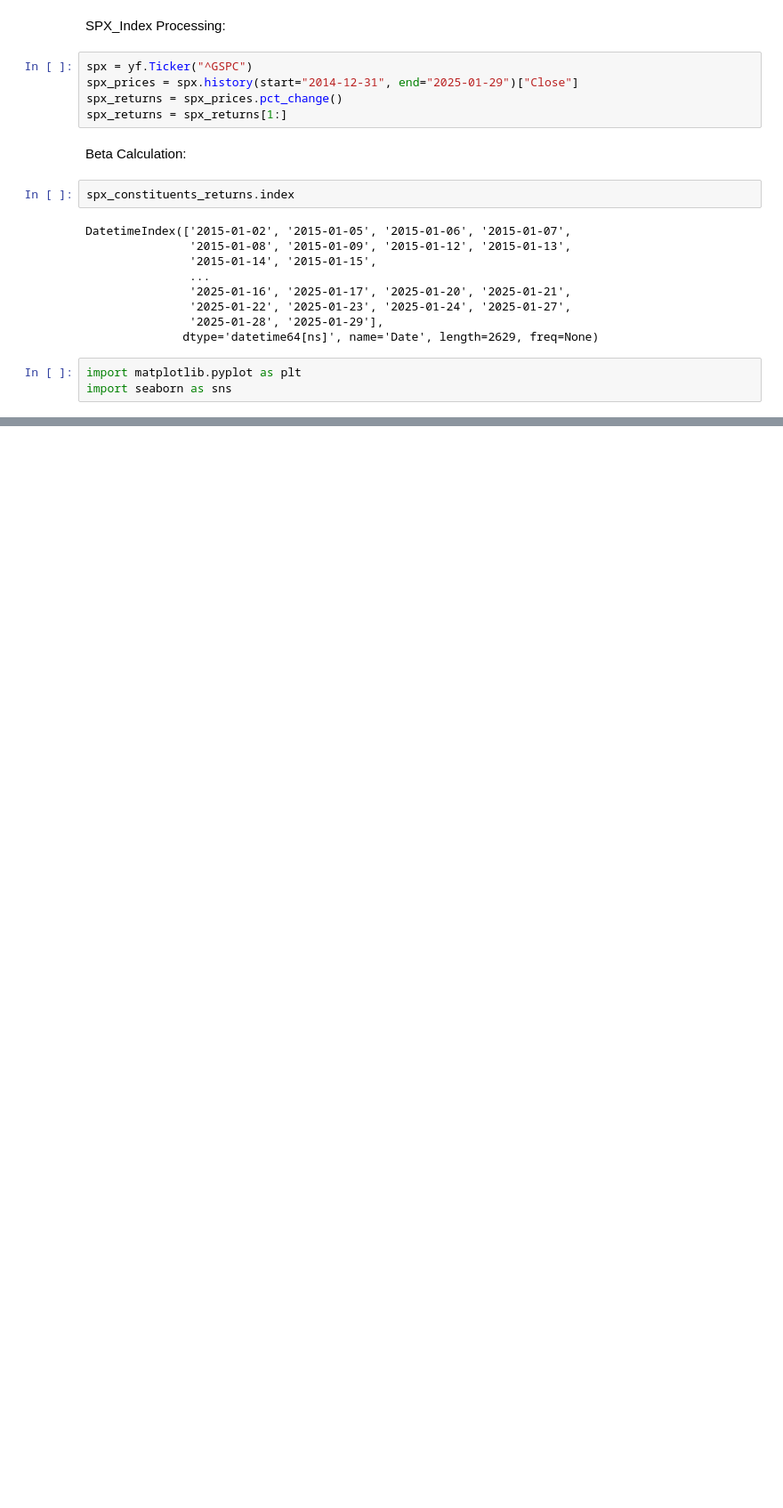
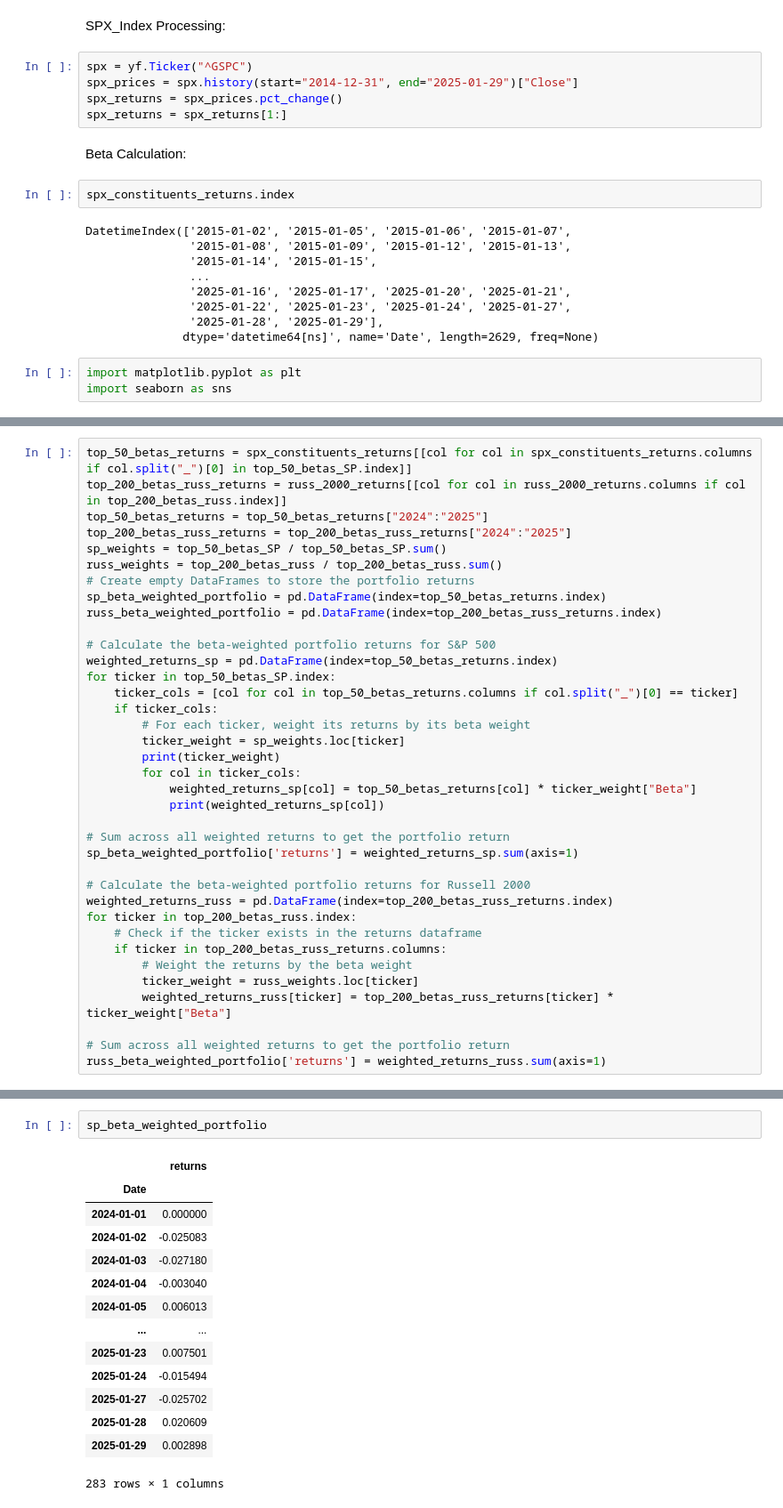
Before and after one commit to tryt0c0de/SMB_IAQF, a Jupyter notebook: beta_weighted_test.ipynb, the cells around one changed output, grey strips where cells are left out. Shown at 89% size. Saved outputs shown, nothing was run; the diff lists cells and outputs as text; blank space fills up the shorter version.

```diff
--- a/beta_weighted_test.ipynb
+++ b/beta_weighted_test.ipynb
@@ -209,0 +320,37 @@ plt.plot(cum_returns_top_50, label="Top 50 Betas")
+# %%
+top_50_betas_returns = spx_constituents_returns[[col for col in spx_constituents_returns.columns if col.split("_")[0] in top_50_betas_SP.index]]
+top_200_betas_russ_returns = russ_2000_returns[[col for col in russ_2000_returns.columns if col in top_200_betas_russ.index]]
+top_50_betas_returns = top_50_betas_returns["2024":"2025"]
+top_200_betas_russ_returns = top_200_betas_russ_returns["2024":"2025"]
+sp_weights = top_50_betas_SP / top_50_betas_SP.sum()
+russ_weights = top_200_betas_russ / top_200_betas_russ.sum()
+# Create empty DataFrames to store the portfolio returns
+sp_beta_weighted_portfolio = pd.DataFrame(index=top_50_betas_returns.index)
+russ_beta_weighted_portfolio = pd.DataFrame(index=top_200_betas_russ_returns.index)
+
+# Calculate the beta-weighted portfolio returns for S&P 500
+weighted_returns_sp = pd.DataFrame(index=top_50_betas_returns.index)
+for ticker in top_50_betas_SP.index:
+    ticker_cols = [col for col in top_50_betas_returns.columns if col.split("_")[0] == ticker]
+    if ticker_cols:
+        # For each ticker, weight its returns by its beta weight
+        ticker_weight = sp_weights.loc[ticker]
+        print(ticker_weight)
+        for col in ticker_cols:
+            weighted_returns_sp[col] = top_50_betas_returns[col] * ticker_weight["Beta"]
+            print(weighted_returns_sp[col])
+
+# Sum across all weighted returns to get the portfolio return
+sp_beta_weighted_portfolio['returns'] = weighted_returns_sp.sum(axis=1)
+
+# Calculate the beta-weighted portfolio returns for Russell 2000
+weighted_returns_russ = pd.DataFrame(index=top_200_betas_russ_returns.index)
+for ticker in top_200_betas_russ.index:
+    # Check if the ticker exists in the returns dataframe
+    if ticker in top_200_betas_russ_returns.columns:
+        # Weight the returns by the beta weight
+        ticker_weight = russ_weights.loc[ticker]
+        weighted_returns_russ[ticker] = top_200_betas_russ_returns[ticker] * ticker_weight["Beta"]
+
+# Sum across all weighted returns to get the portfolio return
+russ_beta_weighted_portfolio['returns'] = weighted_returns_russ.sum(axis=1)
@@ -209,0 +375,17 @@ plt.plot(cum_returns_top_50, label="Top 50 Betas")
+# %%
+sp_beta_weighted_portfolio
+# %% [output]
+|  | returns |
+| Date |  |
+| 2024-01-01 | 0.000000 |
+| 2024-01-02 | -0.025083 |
+| 2024-01-03 | -0.027180 |
+| 2024-01-04 | -0.003040 |
+| 2024-01-05 | 0.006013 |
+| ... | ... |
+| 2025-01-23 | 0.007501 |
+| 2025-01-24 | -0.015494 |
+| 2025-01-27 | -0.025702 |
+| 2025-01-28 | 0.020609 |
+| 2025-01-29 | 0.002898 |
+283 rows × 1 columns
```
Also changed, not shown: parts of 18 cells of this notebook, 4 other files.
